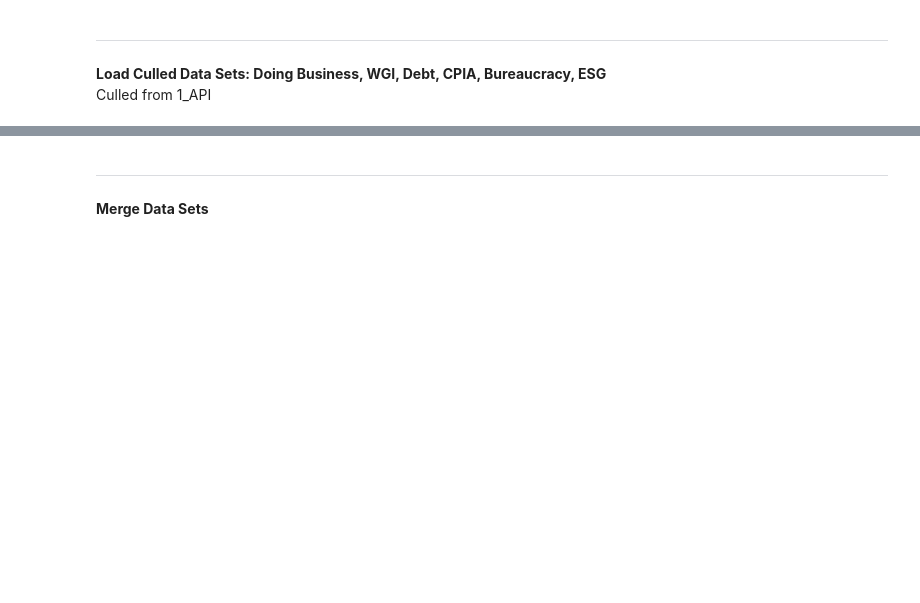
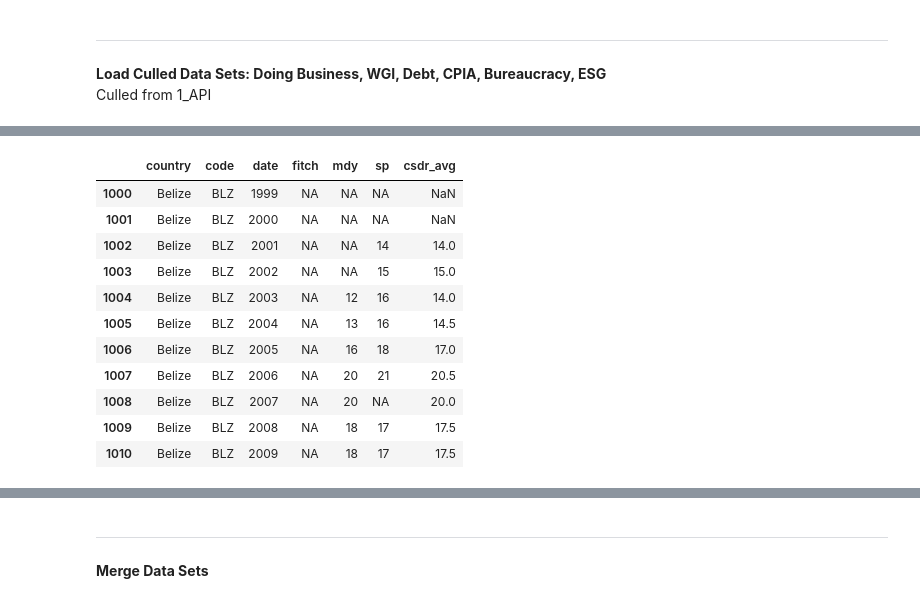
Before and after one commit to jake-w-schneider/SYPA, a Jupyter notebook: 1_Scripts/Harvard_SYPA/2_ETL.ipynb, the cells around one changed output, grey strips where cells are left out. Saved outputs shown, nothing was run; the diff lists cells and outputs as text; code cells hidden in the pictures; blank space fills up the shorter version.

Commit message:
finalize data pull and cleaning; begin EDA and missingness analysis

```diff
--- a/1_Scripts/Harvard_SYPA/2_ETL.ipynb
+++ b/1_Scripts/Harvard_SYPA/2_ETL.ipynb
@@ -381,0 +376,5 @@ wgi_df[c(1:5),]
+# %%
+# Read bloomberg csv file
+
+bloomberg_df = read_excel("../../2_Inputs/Bloomberg/FDI Input Data.xlsx", sheet = "CSDR")
+bloomberg_df[c(1:5),]
@@ -381,0 +400,5 @@ wgi_df[c(1:5),]
+# %%
+# Reshape: Melt
+
+bloomberg_df = melt(setDT(bloomberg_df), id.vars = c("country", "code", "indicator"), variable.name = "date")
+bloomberg_df[c(30200:30220),]
@@ -381,0 +425,6 @@ wgi_df[c(1:5),]
+# %%
+# Set as Numeric
+
+str(bloomberg_df$value)
+bloomberg_df$value = as.numeric(as.character(bloomberg_df$value))
+str(bloomberg_df$value)
@@ -381,0 +434,5 @@ wgi_df[c(1:5),]
+# %%
+# Reshape: Cast
+
+bloomberg_df <- dcast(bloomberg_df, country + code + date ~ indicator, mean, value.var = "value")
+bloomberg_df[c(1000:1010),]
@@ -381,0 +452,18 @@ wgi_df[c(1:5),]
+# %%
+# Create Average csdr
+
+bloomberg_df$csdr_avg <- rowMeans(bloomberg_df[,c("fitch", "mdy", "sp")], na.rm = TRUE)
+bloomberg_df[c(1000:1010),]
+# %% [output]
+|  | country | code | date | fitch | mdy | sp | csdr_avg |
+| 1000 | Belize | BLZ | 1999 | NA | NA | NA | NaN |
+| 1001 | Belize | BLZ | 2000 | NA | NA | NA | NaN |
+| 1002 | Belize | BLZ | 2001 | NA | NA | 14 | 14.0 |
+| 1003 | Belize | BLZ | 2002 | NA | NA | 15 | 15.0 |
+| 1004 | Belize | BLZ | 2003 | NA | 12 | 16 | 14.0 |
+| 1005 | Belize | BLZ | 2004 | NA | 13 | 16 | 14.5 |
+| 1006 | Belize | BLZ | 2005 | NA | 16 | 18 | 17.0 |
+| 1007 | Belize | BLZ | 2006 | NA | 20 | 21 | 20.5 |
+| 1008 | Belize | BLZ | 2007 | NA | 20 | NA | 20.0 |
+| 1009 | Belize | BLZ | 2008 | NA | 18 | 17 | 17.5 |
+| 1010 | Belize | BLZ | 2009 | NA | 18 | 17 | 17.5 |
```
Also changed, not shown: parts of 17 cells of this notebook, 8 other files.
